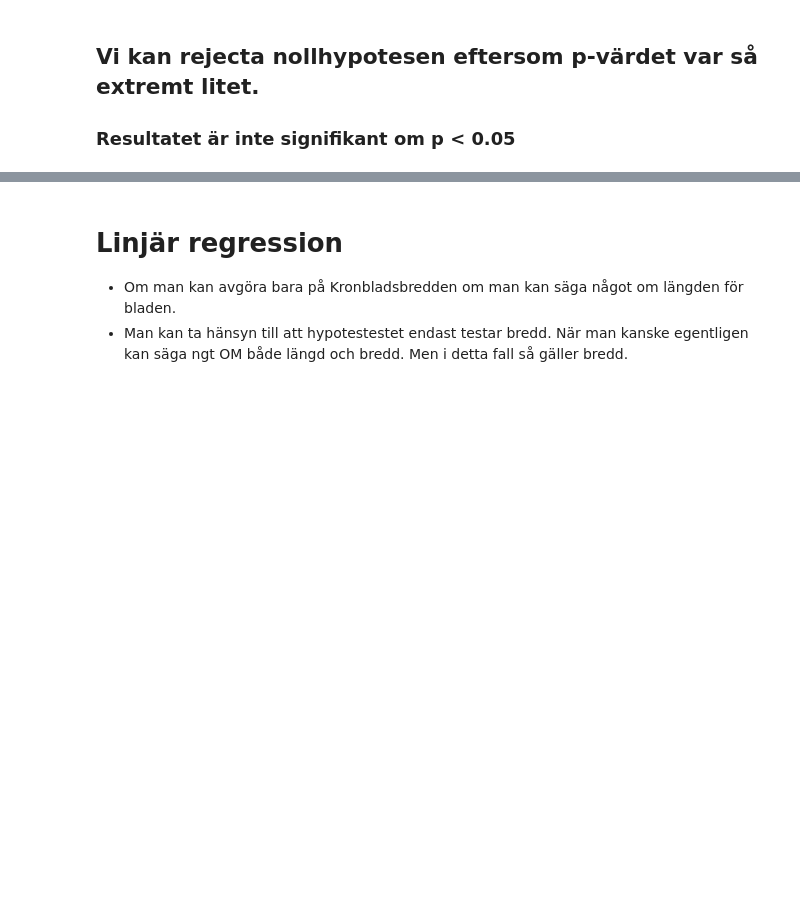
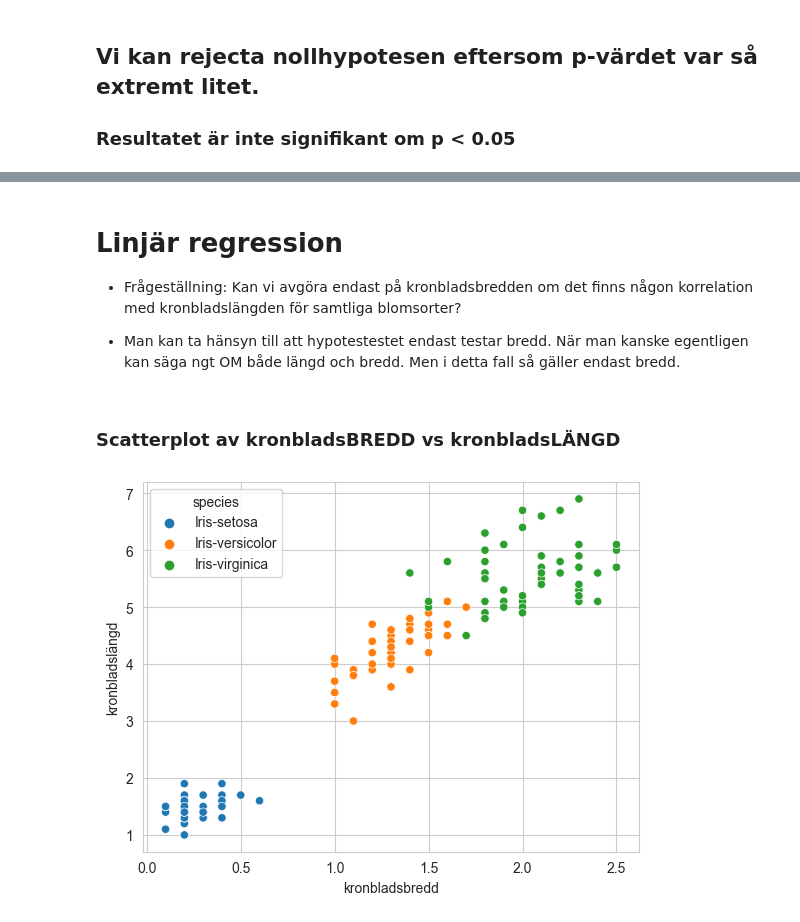
Before and after one commit to JoelOscarsson/Statistics, a Jupyter notebook: Projekt.ipynb, the cells around one changed output, grey strips where cells are left out. Cells and saved outputs as stored; diff of their text form; code cells hidden in the pictures; blank space fills up the shorter version.

```diff
--- a/Projekt.ipynb
+++ b/Projekt.ipynb
@@ -394,5 +347,15 @@ df[df["Blomtyp"] == "Iris-setosa"]["Foderbladsbredd"].mean()
 # %% [markdown]
 
 # Linjär regression
--  Om man kan avgöra bara på Kronbladsbredden om man kan säga något om längden för bladen.
-- Man kan ta hänsyn till att hypotestestet endast testar bredd. När man kanske egentligen kan säga ngt OM både längd och bredd. Men i detta fall så gäller bredd.
+
+- Frågeställning: Kan vi avgöra endast på kronbladsbredden om det finns någon korrelation med kronbladslängden för samtliga blomsorter?
+
+- Man kan ta hänsyn till att hypotestestet endast testar bredd. När man kanske egentligen kan säga ngt OM både längd och bredd. Men i detta fall så gäller endast bredd.
+# %% [markdown]
+<h3>Scatterplot av kronbladsBREDD vs kronbladsLÄNGD</h3>
+# %%
+# Scatterplot
+sns.scatterplot(data=df, x="kronbladsbredd", y="kronbladslängd", hue="Blomtyp");
+plt.legend(title='species');
+# %% [output]
+[figure, added]
```
Also changed, not shown: parts of 27 cells of this notebook, 2 other files.
